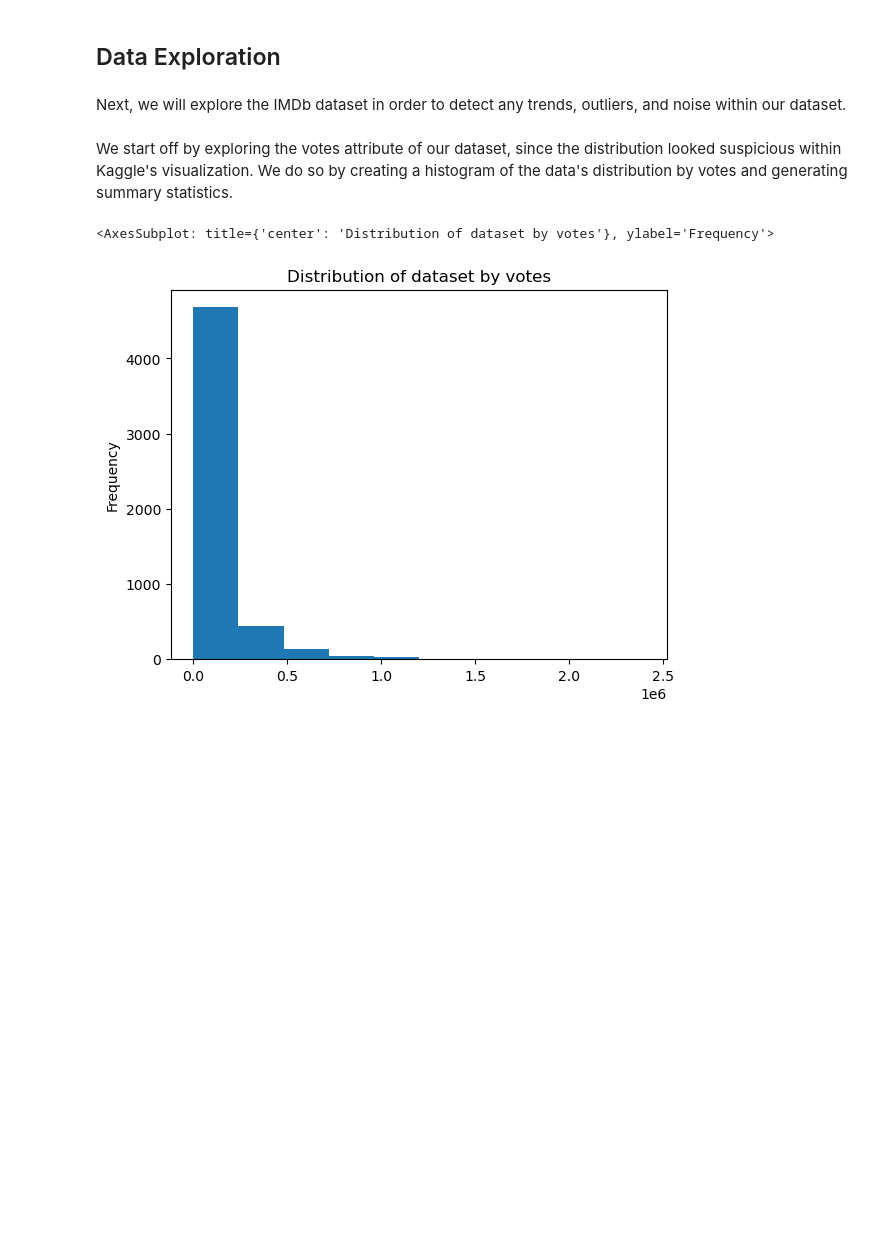
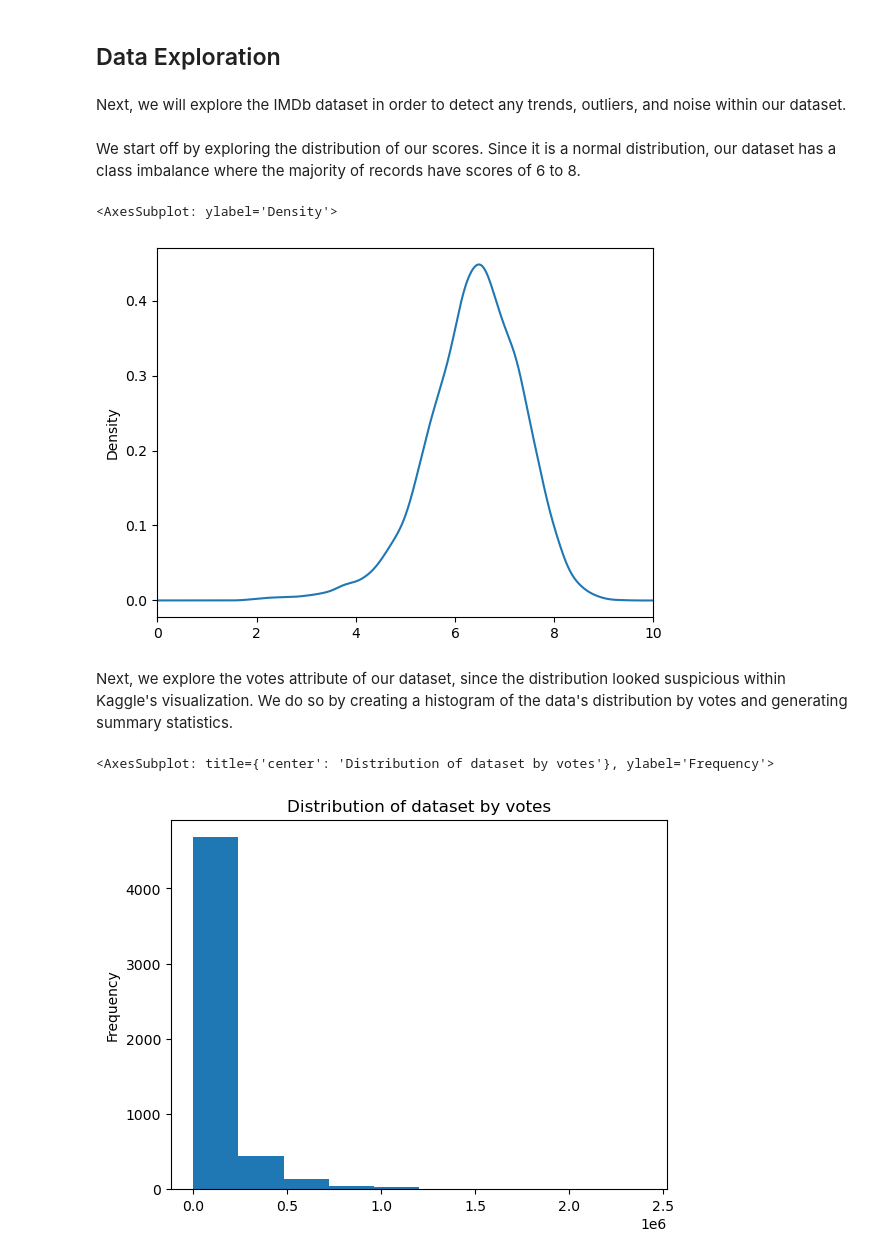
Before and after one commit to ggalicin/cs363m_project, a Jupyter notebook: CS_363M_PROJECT.ipynb, the cells around one changed output. Cells and saved outputs as stored; diff of their text form; code cells hidden in the pictures; blank space fills up the shorter version.

```diff
--- a/CS_363M_PROJECT.ipynb
+++ b/CS_363M_PROJECT.ipynb
@@ -116,8 +116,15 @@ Name: score, dtype: float64
 ## Data Exploration
 # %% [markdown]
 Next, we will explore the IMDb dataset in order to detect any trends, outliers, and noise within our dataset.
+# %% [markdown]
+We start off by exploring the distribution of our scores. Since it is a normal distribution, our dataset has a class imbalance where the majority of records have scores of 6 to 8.
+# %%
+labels.plot.density(xlim=[0, 10])
+# %% [output]
+<AxesSubplot: ylabel='Density'>
+[figure, added]
 # %% [markdown]
-We start off by exploring the votes attribute of our dataset, since the distribution looked suspicious within Kaggle's visualization. We do so by creating a histogram of the data's distribution by votes and generating summary statistics.
+Next, we explore the votes attribute of our dataset, since the distribution looked suspicious within Kaggle's visualization. We do so by creating a histogram of the data's distribution by votes and generating summary statistics.
 # %%
 data['votes'].plot(kind='hist', title='Distribution of dataset by votes')
 # %% [output]
```
Also changed, not shown: parts of 23 cells of this notebook.
